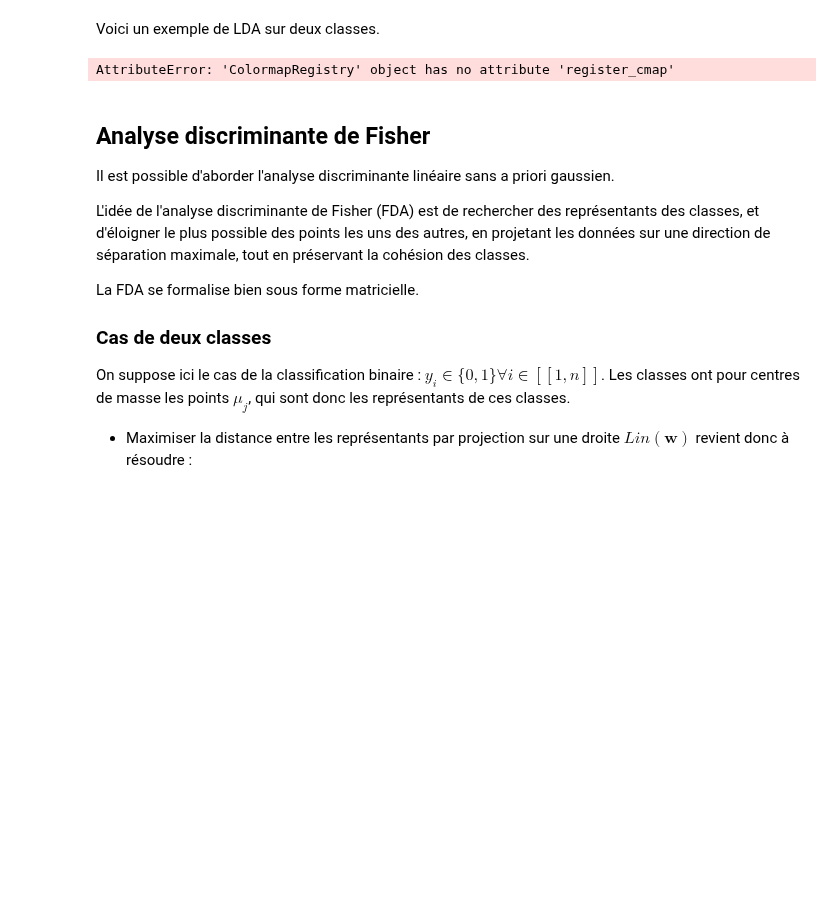
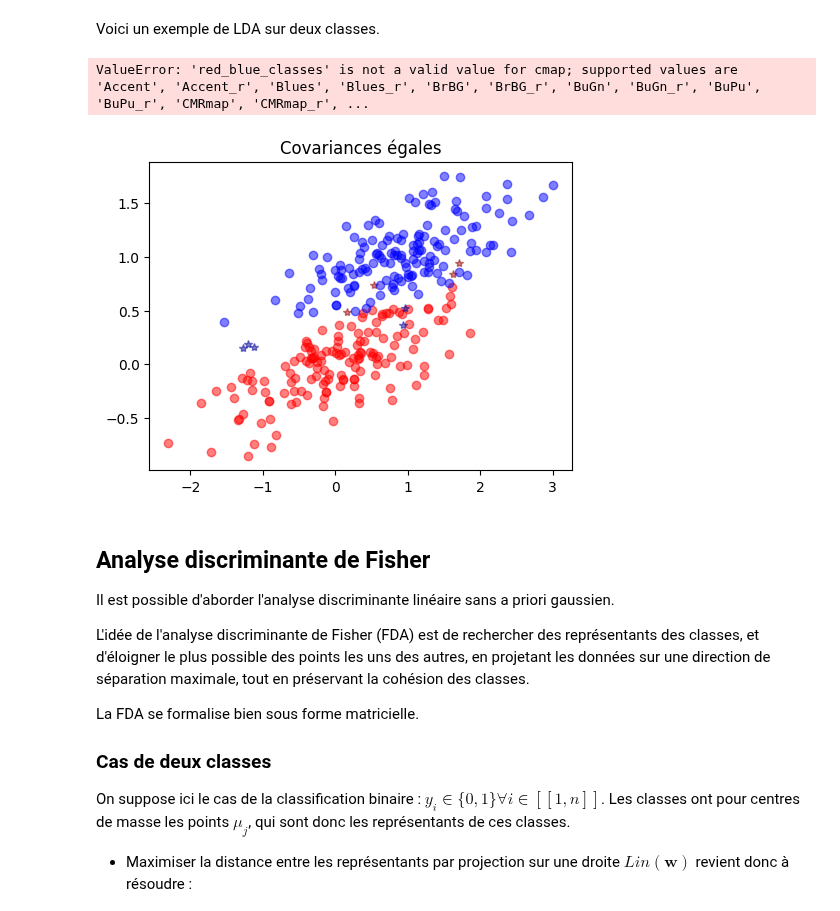
Before and after one commit to vbarra/MLbook, a Jupyter notebook: _build/jupyter_execute/LDAQDA.ipynb, the cells around one changed output. Cells and saved outputs as stored; diff of their text form; code cells hidden in the pictures; blank space fills up the shorter version.

```diff
--- a/_build/jupyter_execute/LDAQDA.ipynb
+++ b/_build/jupyter_execute/LDAQDA.ipynb
@@ -200,12 +200,7 @@ def plot_cov(method, splot):
 
 # Génération des données
 
-cmap = colors.LinearSegmentedColormap(
-    'red_blue_classes',
-    {'red': [(0, 1, 1), (1, 0.7, 0.7)],
-     'green': [(0, 0.7, 0.7), (1, 0.7, 0.7)],
-     'blue': [(0, 0.7, 0.7), (1, 1, 1)]})
-plt.colormaps.register_cmap(cmap=cmap)
+cmap = plt.get_cmap('Reds')
 
 
 #  Gaussiennes multivariées, covariances égales ou non
@@ -215,34 +210,35 @@ def dataset_cov(fixed = True):
     if fixed:
         C = np.array([[0., -0.23], [0.83, .23]])
         X = np.r_[np.dot(np.random.randn(n, dim), C),
               np.dot(np.random.randn(n, dim), C) + np.array([1, 1])]
     else:
         C = np.array([[0., -1.], [2.5, .7]]) * 2.
         X = np.r_[np.dot(np.random.randn(n, dim), C),
               np.dot(np.random.randn(n, dim), C.T) + np.array([1, 15])]
     y = np.hstack((np.zeros(n), np.ones(n)))
     return X, y
 
 
 from sklearn.discriminant_analysis import LinearDiscriminantAnalysis
 
 lda = LinearDiscriminantAnalysis(solver="svd", store_covariance=True)
 plt.figure(figsize=(12, 4))
 
 (X,y)=dataset_cov()
 y_pred = lda.fit(X,y).predict(X)
 splot = plot_data(lda, X,y, y_pred, "Covariances égales",1)
 plot_cov(lda, splot)
 plt.axis('tight')
 
 (X,y)=dataset_cov(fixed=False)
 y_pred = lda.fit(X,y).predict(X)
 splot = plot_data(lda,X,y, y_pred, "Covariances différentes",2 )
 plot_cov(lda, splot)
 plt.axis('tight')
 plt.tight_layout()
 # %% [output]
-AttributeError: 'ColormapRegistry' object has no attribute 'register_cmap'
+ValueError: 'red_blue_classes' is not a valid value for cmap; supported values are 'Accent', 'Accent_r', 'Blues', 'Blues_r', 'BrBG', 'BrBG_r', 'BuGn', 'BuGn_r', 'BuPu', 'BuPu_r', 'CMRmap', 'CMRmap_r', ...
+[figure, added]
 # %% [markdown]
 ## Analyse discriminante de Fisher
 
```
Also changed, not shown: parts of 1 cell of this notebook, 43 other files.
